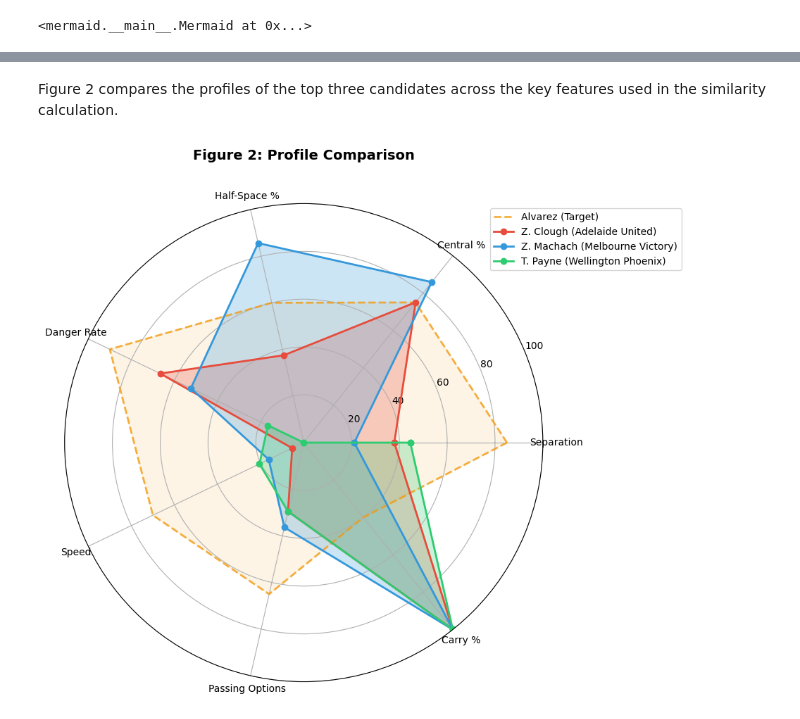
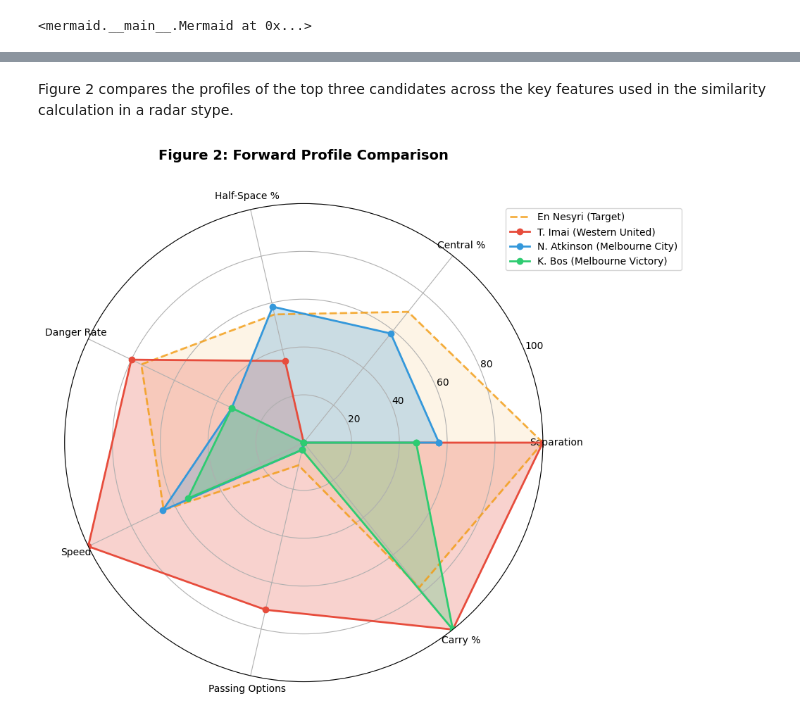
Before and after one commit to KarimElgammal/analytics_cup_research, a Jupyter notebook: submission.ipynb, the cells around one changed output, grey strips where cells are left out. Cells and saved outputs as stored; diff of their text form; code cells hidden in the pictures.

```diff
--- a/submission.ipynb
+++ b/submission.ipynb
@@ -100,6 +218,6 @@ Built profiles for 31 players with 3+ entries
 # %%
-# Compute similarity using the default Alvarez archetype
-# For interactive comparison, run: streamlit run archetype_compare.py
-ranked = compute_similarity_scores(profiles)
-ranked = rank_candidates(ranked, min_entries=3, top_n=10)
+# Compute similarity using the selected archetype
+engine = SimilarityEngine(archetype)
+engine.fit(profiles)
+ranked = engine.rank(top_n=10)
 # %%
@@ -142,22 +279,53 @@ shape: (5, 9)
 # %% [markdown]
-Figure 2 compares the profiles of the top three candidates across the key features used in the similarity calculation.
+Figure 2 compares the profiles of the top three candidates across the key features used in the similarity calculation in a radar stype.
 # %%
 from src.visualization.radar import plot_radar_comparison, normalize_for_radar
 
-features = ["avg_separation", "central_pct", "half_space_pct", "danger_rate",
-            "avg_entry_speed", "avg_passing_options", "carry_pct"]
+# Position-specific features for radar chart
+if position_type == "forward":
+    features = ["avg_separation", "central_pct", "half_space_pct", "danger_rate",
+                "avg_entry_speed", "avg_passing_options", "carry_pct"]
+elif position_type == "defender":
+    features = ["stop_danger_rate", "reduce_danger_rate", "force_backward_rate",
+                "pressing_rate", "goal_side_rate", "avg_engagement_distance"]
+else:  # goalkeeper
+    features = ["pass_success_rate", "avg_pass_distance", "long_pass_pct",
+                "short_pass_pct", "high_pass_pct", "quick_distribution_pct"]
 
-norm_profiles = normalize_for_radar(ranked, features)
+# Filter to only features that exist in the data
+features = [f for f in features if f in ranked.columns]
 
-top_3 = []
-for row in norm_profiles.head(3).to_dicts():
-    player_data = {"name": f"{row['player_name']} ({row.get('team_name', '')})"}
-    for f in features:
-        player_data[f] = row.get(f"{f}_norm", 0)
-    top_3.append(player_data)
+if len(features) < 3:
+    print(f"Warning: Only {len(features)} features available for radar chart")
+else:
+    norm_profiles = normalize_for_radar(ranked, features)
 
-fig = plot_radar_comparison(top_3, features=features, title="Figure 2: Profile Comparison")
-plt.show()
+    top_3 = []
+    for row in norm_profiles.head(3).to_dicts():
+        player_data = {"name": f"{row['player_name']} ({row.get('team_name', '')})"}
+        for f in features:
+            player_data[f] = row.get(f"{f}_norm", 0)
+        top_3.append(player_data)
+
+    # Use position-specific target profile (defined in Cell 4)
+    # For forwards: use archetype.target_profile
+    # For defenders/goalkeepers: use radar_target_profile (position-specific)
+    if radar_target_profile:
+        target_profile = {f: radar_target_profile.get(f, 50) for f in features}
+    else:
+        target_profile = {f: archetype.target_profile.get(f, 50) for f in features}
+
+    archetype_display_name = archetype.name.replace("_", " ").title()
+
+    fig = plot_radar_comparison(
+        top_3,
+        features=features,
+        title=f"Figure 2: {position_type.title()} Profile Comparison",
+        include_alvarez=True,
+        target_profile=target_profile,
+        target_name=archetype_display_name
+    )
+    plt.show()
 # %% [output]
-[figure, old version]
+[figure, new version]
 # %% [markdown]
```
Also changed, not shown: parts of 16 cells of this notebook, 21 other files.
